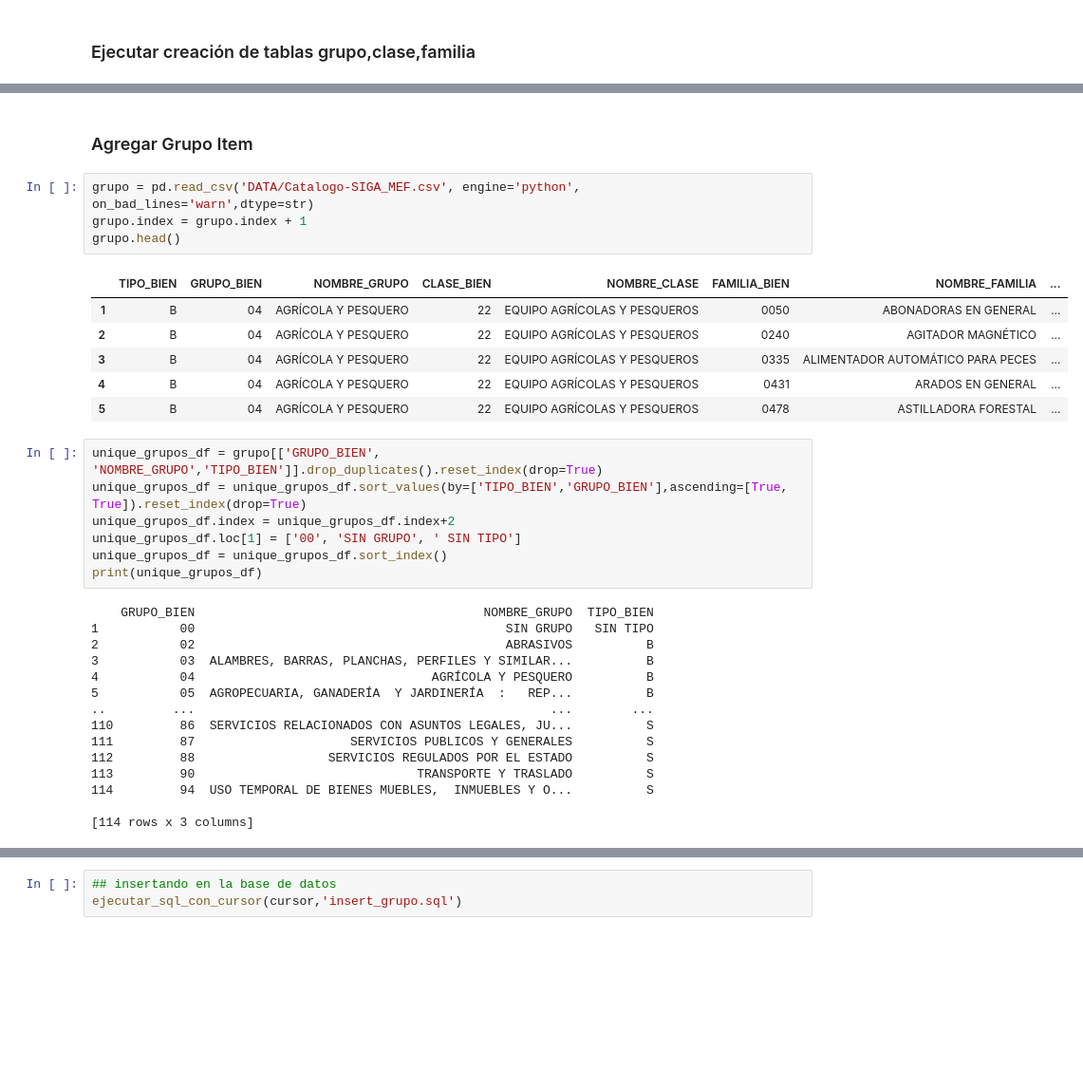
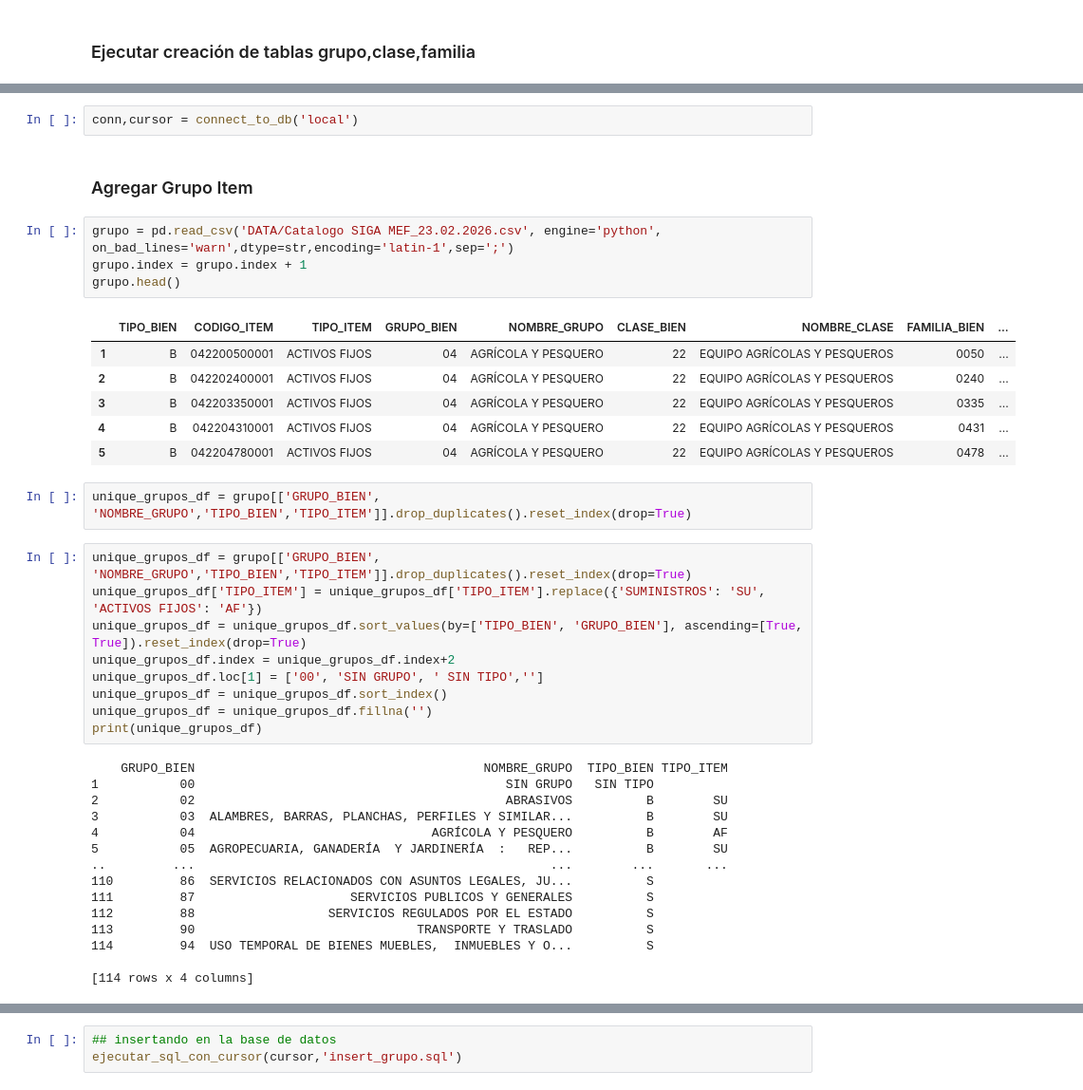
Before and after one commit to rodrigo1857/patrimonio-items, a Jupyter notebook: migracion-familia.ipynb, the cells around one changed output, grey strips where cells are left out. Shown at 95% size. Saved outputs shown, nothing was run; the diff lists cells and outputs as text; blank space fills up the shorter version.

Commit message:
feat(database): crea las tablas y migra los datos iniciales para el nuevo catálogo de ítems, incluyendo grupos y familias.

```diff
--- a/migracion-familia.ipynb
+++ b/migracion-familia.ipynb
@@ -83,38 +83,44 @@ True
+# %%
+conn,cursor = connect_to_db('local')
 # %% [markdown]
 ### Agregar Grupo Item
 # %%
-grupo = pd.read_csv('DATA/Catalogo-SIGA_MEF.csv', engine='python', on_bad_lines='warn',dtype=str)
+grupo = pd.read_csv('DATA/Catalogo SIGA MEF_23.02.2026.csv', engine='python', on_bad_lines='warn',dtype=str,encoding='latin-1',sep=';')
 grupo.index = grupo.index + 1
 grupo.head()
 # %% [output]
-|  | TIPO_BIEN | GRUPO_BIEN | NOMBRE_GRUPO | CLASE_BIEN | NOMBRE_CLASE | FAMILIA_BIEN | NOMBRE_FAMILIA | ... |
-| 1 | B | 04 | AGRÍCOLA Y PESQUERO | 22 | EQUIPO AGRÍCOLAS Y PESQUEROS | 0050 | ABONADORAS EN GENERAL | ... |
-| 2 | B | 04 | AGRÍCOLA Y PESQUERO | 22 | EQUIPO AGRÍCOLAS Y PESQUEROS | 0240 | AGITADOR MAGNÉTICO | ... |
-| 3 | B | 04 | AGRÍCOLA Y PESQUERO | 22 | EQUIPO AGRÍCOLAS Y PESQUEROS | 0335 | ALIMENTADOR AUTOMÁTICO PARA PECES | ... |
-| 4 | B | 04 | AGRÍCOLA Y PESQUERO | 22 | EQUIPO AGRÍCOLAS Y PESQUEROS | 0431 | ARADOS EN GENERAL | ... |
-| 5 | B | 04 | AGRÍCOLA Y PESQUERO | 22 | EQUIPO AGRÍCOLAS Y PESQUEROS | 0478 | ASTILLADORA FORESTAL | ... |
+|  | TIPO_BIEN | CODIGO_ITEM | TIPO_ITEM | GRUPO_BIEN | NOMBRE_GRUPO | CLASE_BIEN | NOMBRE_CLASE | FAMILIA_BIEN | ... |
+| 1 | B | 042200500001 | ACTIVOS FIJOS | 04 | AGRÍCOLA Y PESQUERO | 22 | EQUIPO AGRÍCOLAS Y PESQUEROS | 0050 | ... |
+| 2 | B | 042202400001 | ACTIVOS FIJOS | 04 | AGRÍCOLA Y PESQUERO | 22 | EQUIPO AGRÍCOLAS Y PESQUEROS | 0240 | ... |
+| 3 | B | 042203350001 | ACTIVOS FIJOS | 04 | AGRÍCOLA Y PESQUERO | 22 | EQUIPO AGRÍCOLAS Y PESQUEROS | 0335 | ... |
+| 4 | B | 042204310001 | ACTIVOS FIJOS | 04 | AGRÍCOLA Y PESQUERO | 22 | EQUIPO AGRÍCOLAS Y PESQUEROS | 0431 | ... |
+| 5 | B | 042204780001 | ACTIVOS FIJOS | 04 | AGRÍCOLA Y PESQUERO | 22 | EQUIPO AGRÍCOLAS Y PESQUEROS | 0478 | ... |
+# %%
+unique_grupos_df = grupo[['GRUPO_BIEN', 'NOMBRE_GRUPO','TIPO_BIEN','TIPO_ITEM']].drop_duplicates().reset_index(drop=True)
 # %%
-unique_grupos_df = grupo[['GRUPO_BIEN', 'NOMBRE_GRUPO','TIPO_BIEN']].drop_duplicates().reset_index(drop=True)
-unique_grupos_df = unique_grupos_df.sort_values(by=['TIPO_BIEN','GRUPO_BIEN'],ascending=[True, True]).reset_index(drop=True)
+unique_grupos_df = grupo[['GRUPO_BIEN', 'NOMBRE_GRUPO','TIPO_BIEN','TIPO_ITEM']].drop_duplicates().reset_index(drop=True)
+unique_grupos_df['TIPO_ITEM'] = unique_grupos_df['TIPO_ITEM'].replace({'SUMINISTROS': 'SU', 'ACTIVOS FIJOS': 'AF'})
+unique_grupos_df = unique_grupos_df.sort_values(by=['TIPO_BIEN', 'GRUPO_BIEN'], ascending=[True, True]).reset_index(drop=True)
 unique_grupos_df.index = unique_grupos_df.index+2
-unique_grupos_df.loc[1] = ['00', 'SIN GRUPO', ' SIN TIPO']
+unique_grupos_df.loc[1] = ['00', 'SIN GRUPO', ' SIN TIPO','']
 unique_grupos_df = unique_grupos_df.sort_index()
+unique_grupos_df = unique_grupos_df.fillna('')
 print(unique_grupos_df)
 # %% [output]
-    GRUPO_BIEN                                       NOMBRE_GRUPO  TIPO_BIEN
+    GRUPO_BIEN                                       NOMBRE_GRUPO  TIPO_BIEN TIPO_ITEM
 1           00                                          SIN GRUPO   SIN TIPO
-2           02                                          ABRASIVOS          B
-3           03  ALAMBRES, BARRAS, PLANCHAS, PERFILES Y SIMILAR...          B
-4           04                                AGRÍCOLA Y PESQUERO          B
-5           05  AGROPECUARIA, GANADERÍA  Y JARDINERÍA  :   REP...          B
-..         ...                                                ...        ...
+2           02                                          ABRASIVOS          B        SU
+3           03  ALAMBRES, BARRAS, PLANCHAS, PERFILES Y SIMILAR...          B        SU
+4           04                                AGRÍCOLA Y PESQUERO          B        AF
+5           05  AGROPECUARIA, GANADERÍA  Y JARDINERÍA  :   REP...          B        SU
+..         ...                                                ...        ...       ...
 110         86  SERVICIOS RELACIONADOS CON ASUNTOS LEGALES, JU...          S
 111         87                     SERVICIOS PUBLICOS Y GENERALES          S
 112         88                  SERVICIOS REGULADOS POR EL ESTADO          S
 113         90                              TRANSPORTE Y TRASLADO          S
 114         94  USO TEMPORAL DE BIENES MUEBLES,  INMUEBLES Y O...          S
 
-[114 rows x 3 columns]
+[114 rows x 4 columns]
 # %%
 sql_insert_groups = []
 for index, row in unique_grupos_df.iterrows():
```
Also changed, not shown: parts of 9 cells of this notebook, 3 other files.
